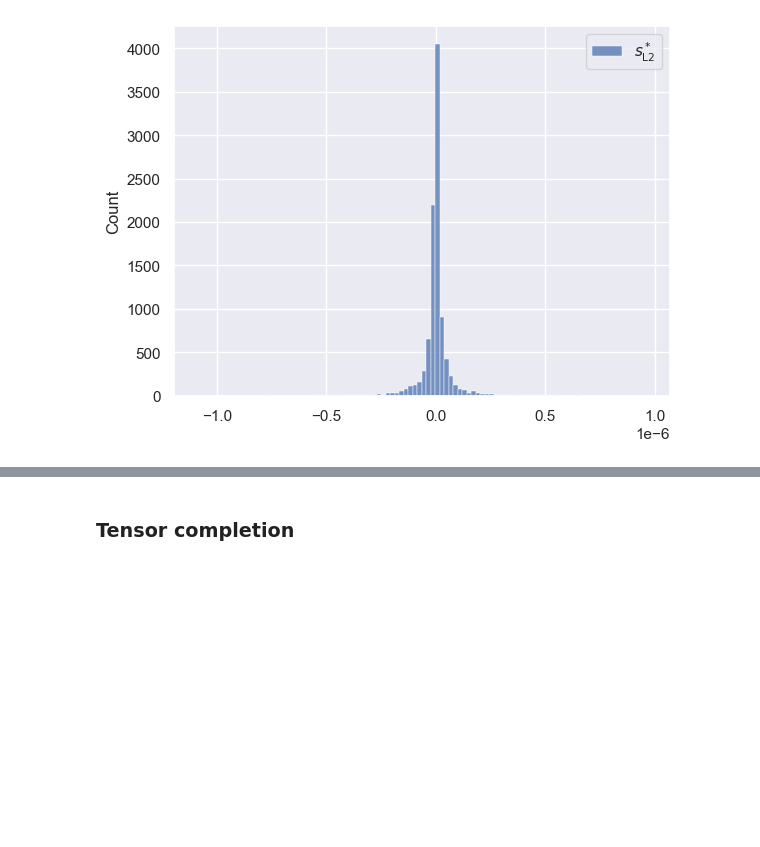
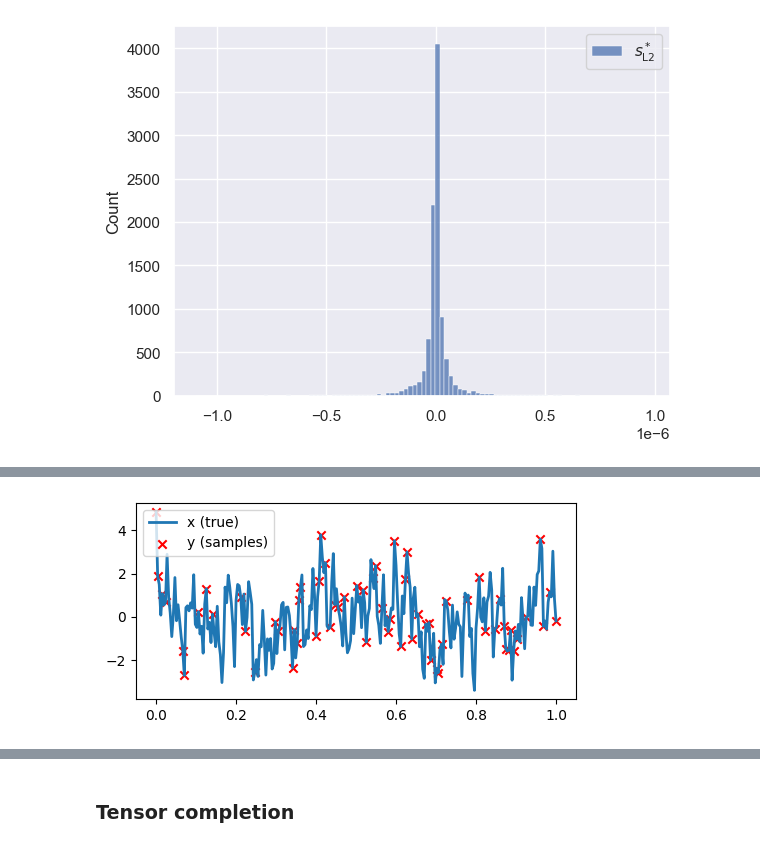
Before and after one commit to marawangamal/ptn, a Jupyter notebook: scripts/projects/qft.ipynb, the cells around one changed output, grey strips where cells are left out. Drawn from its saved outputs; the diff is of its cells as text; code cells hidden in the pictures; blank space fills up the shorter version.

```diff
--- a/scripts/projects/qft.ipynb
+++ b/scripts/projects/qft.ipynb
@@ -166,0 +294,83 @@ plt.show()
+# %%
+# ======================================
+# Compressed Sensing (1D)
+# ======================================
+
+import numpy as np
+import matplotlib.pyplot as plt
+from scipy.fft import idct
+from scipy.optimize import minimize
+
+# Hyperparameters
+n_points = 256
+n_samples = 64
+n_nonzeros = 8
+rng = np.random.default_rng(0)
+
+# ======================================
+# Generate Sparse Signal in DCT Domain
+# ======================================
+s_true = np.zeros(n_points)
+s_true[rng.choice(n_points, n_nonzeros, replace=False)] = rng.normal(n_nonzeros)
+x = idct(s_true, norm='ortho')
+
+# Sampler matrix (select random time samples)
+perm = rng.choice(n_points, size=n_samples, replace=False)
+C = np.eye(n_points)[perm]
+y = C @ x
+
+# Sampling times (for plotting)
+t = np.linspace(0, 1, n_points)
+
+# =================================================================
+# Plot the true and sampled signal
+# =================================================================
+plt.figure(figsize=(5, 2.5))
+plt.plot(t, x, label='x (true)', lw=2)
+plt.scatter(t[perm], y, label='y (samples)', color='red', marker='x')
+plt.legend()
+plt.tight_layout()
+plt.show()
+
+# =================================================================
+# Standard Constrained Optimization in NumPy (SLSQP)
+# =================================================================
+eps = 1e-6
+def obj_fn(s):
+    # Smooth L1 penalty
+    return np.sum(np.sqrt(s**2 + eps))
+
+def cons_fun(s):
+    # Enforce that sampled points match y
+    return (C @ idct(s, norm='ortho')) - y
+
+con = {'type': 'eq', 'fun': cons_fun}
+
+# Initial guess
+s0 = np.zeros(n_points)
+
+# Solve
+res = minimize(obj_fn, s0, method='SLSQP', constraints=[con],
+               options={'disp': True, 'maxiter': 300, 'ftol': 1e-9})
+
+# Reconstruct
+x_hat = idct(res.x, norm='ortho')
+print("success:", res.success, "| MSE:", np.mean((x_hat - x)**2))
+
+# =================================================================
+# Plot reconstruction and DCT spectra
+# =================================================================
+plt.figure(figsize=(6, 2.5))
+plt.plot(t, x, label='True', lw=2)
+plt.plot(t, x_hat, '--', label='Reconstructed', lw=1.5)
+plt.scatter(t[perm], y, color='red', marker='x', s=25, label='Samples')
+plt.legend(); plt.tight_layout(); plt.show()
+
+plt.figure(figsize=(6, 2))
+plt.stem(np.abs(s_true), linefmt='C0-', markerfmt='C0o', basefmt=' ')
+plt.stem(np.abs(res.x), linefmt='C1--', markerfmt='C1x', basefmt=' ')
+plt.legend(['True', 'Recovered'])
+plt.title('DCT coefficients |s|')
+plt.tight_layout(); plt.show()
+# %% [output]
+[figure, added]
```
Also changed, not shown: parts of 4 cells of this notebook.
